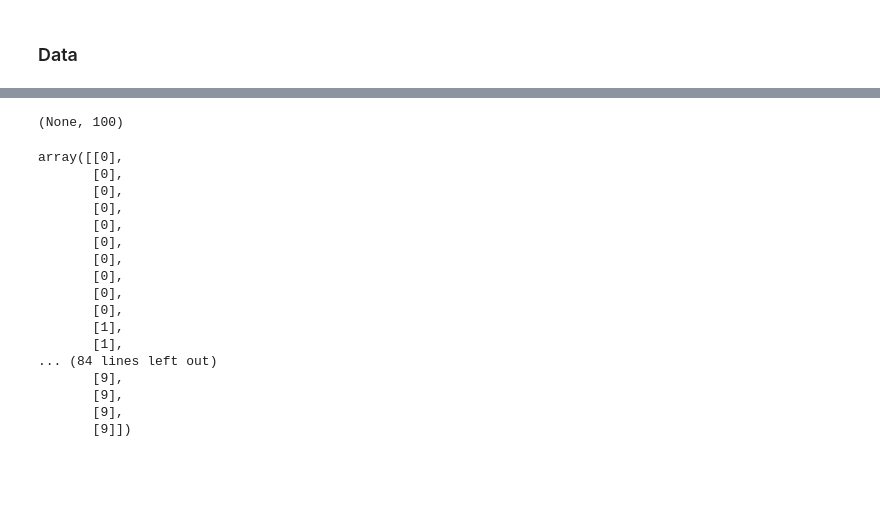
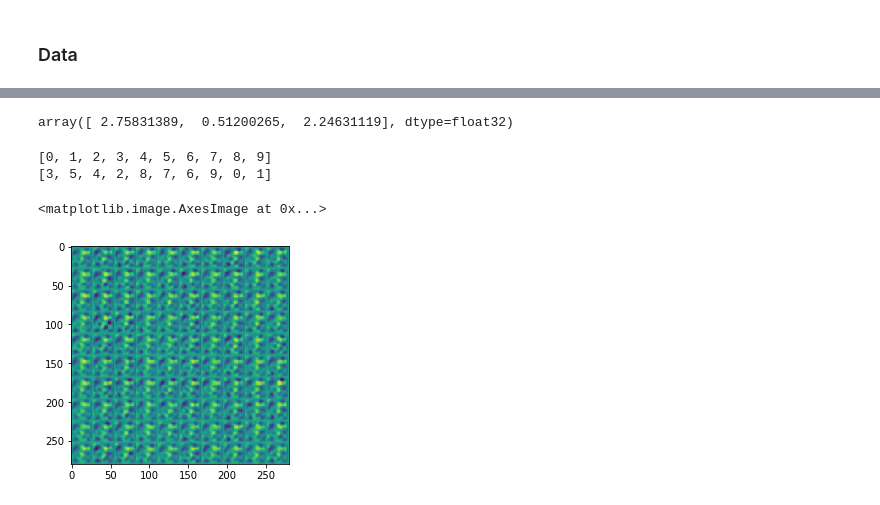
Before and after one commit to mbhuber/Insight-AI-Project, a Jupyter notebook: keras/keras_ac-gan_MNIST.ipynb, the cells around one changed output, grey strips where cells are left out. Cells and saved outputs as stored; diff of their text form; code cells hidden in the pictures; blank space fills up the shorter version.

```diff
--- a/keras/keras_ac-gan_MNIST.ipynb
+++ b/keras/keras_ac-gan_MNIST.ipynb
@@ -113,6 +115,7 @@ def build_discriminator():
 
     cnn.add(Convolution2D(256, 3, 3, border_mode='same', subsample=(1, 1)))
     cnn.add(LeakyReLU())
+    cnn.add(BatchNormalization(axis=1)),
     cnn.add(Dropout(0.3))
 
     cnn.add(Flatten())
@@ -133,7 +136,7 @@ def build_discriminator():
 ### main
 # %%
 # batch and latent size taken from the paper
-nb_epochs = 3#50
+nb_epochs = 5#50
 batch_size = 100
 latent_size = 100
 
@@ -178,8 +181,8 @@ X_train = (X_train.astype(np.float32) - 127.5) / 127.5
 X_train = np.expand_dims(X_train, axis=1)
 
 # reduce training set for testing
-#ntrain=2000
-#X_train, y_train = X_train[:ntrain], y_train[:ntrain]
+ntrain=2000
+X_train, y_train = X_train[:ntrain], y_train[:ntrain]
 
 print([X_train.shape,y_train.shape])
 
@@ -188,8 +191,8 @@ X_test = (X_test.astype(np.float32) - 127.5) / 127.5
 X_test = np.expand_dims(X_test, axis=1)
 
 # reduce test set for testing
-#ntest=100
-#X_test, y_test = X_test[:ntest], y_train[:ntest]
+ntest=100
+X_test, y_test = X_test[:ntest], y_train[:ntest]
 
 print([X_test.shape,y_test.shape])
 
@@ -200,6 +203,9 @@ nb_train, nb_test = X_train.shape[0], X_test.shape[0]
 # %%
 train_history = defaultdict(list)
 test_history = defaultdict(list)
+
+np.random.seed(123)
+allIdx = list(range(X_train.shape[0]))
 
 ct = time.time()
 for epoch in range(nb_epochs):
@@ -211,14 +217,18 @@ for epoch in range(nb_epochs):
     epoch_gen_loss = []
     epoch_disc_loss = []
 
+    # shuffle order of training data
+    np.random.shuffle(allIdx)
+
     for index in range(nb_batches):
         progress_bar.update(index)
         # generate a new batch of noise
         noise = np.random.uniform(-1, 1, (batch_size, latent_size))
 
         # get a batch of real images
-        image_batch = X_train[index * batch_size:(index + 1) * batch_size]
-        label_batch = y_train[index * batch_size:(index + 1) * batch_size]
+        batchIdx = allIdx[index * batch_size:(index + 1) * batch_size]
+        image_batch = X_train[batchIdx]
+        label_batch = y_train[batchIdx]
 
         # sample some labels from p_c
         sampled_labels = np.random.randint(0, 10, batch_size)
@@ -313,10 +323,10 @@ for epoch in range(nb_epochs):
         'params_discriminator_epoch_{0:03d}.hdf5'.format(epoch), True)
 
     # generate some digits to display
-    noise = np.random.uniform(-1, 1, (100, latent_size))
+    noise = np.random.uniform(-1, 1, (10*numClass, latent_size))
 
     sampled_labels = np.array([
-        [i] * 10 for i in range(10)
+        [i] * 10 for i in range(numClass)
     ]).reshape(-1, 1)
 
     # get a batch to display
@@ -340,24 +366,17 @@ Epoch 1 of 3
-# %%
-generator.layers[5].input_shape
-# %% [output]
-(None, 100)
-# %%
-sampled_labels
-# %% [output]
-array([[0],
-       [0],
-       [0],
-       [0],
-       [0],
-       [0],
-       [0],
-       [0],
-       [0],
-       [0],
-       [1],
-       [1],
-... (84 lines left out)
-       [9],
-       [9],
-       [9],
-       [9]])
+# %%
+train_history['discriminator'][0]
+# %% [output]
+array([ 2.75831389,  0.51200265,  2.24631119], dtype=float32)
+# %%
+tmp = list(range(10))
+print(tmp)
+np.random.shuffle(tmp)
+print(tmp)
+# %% [output]
+[0, 1, 2, 3, 4, 5, 6, 7, 8, 9]
+[3, 5, 4, 2, 8, 7, 6, 9, 0, 1]
+# %%
+plt.imshow(img)
+# %% [output]
+<matplotlib.image.AxesImage at 0x...>
+[figure, added]
```
Also changed, not shown: parts of 8 cells of this notebook, 1 other file.
